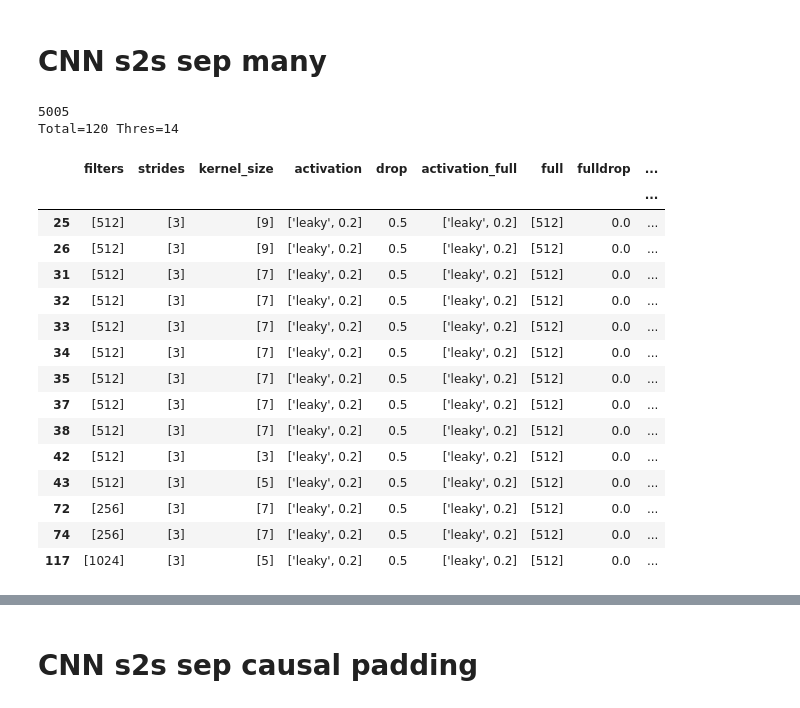
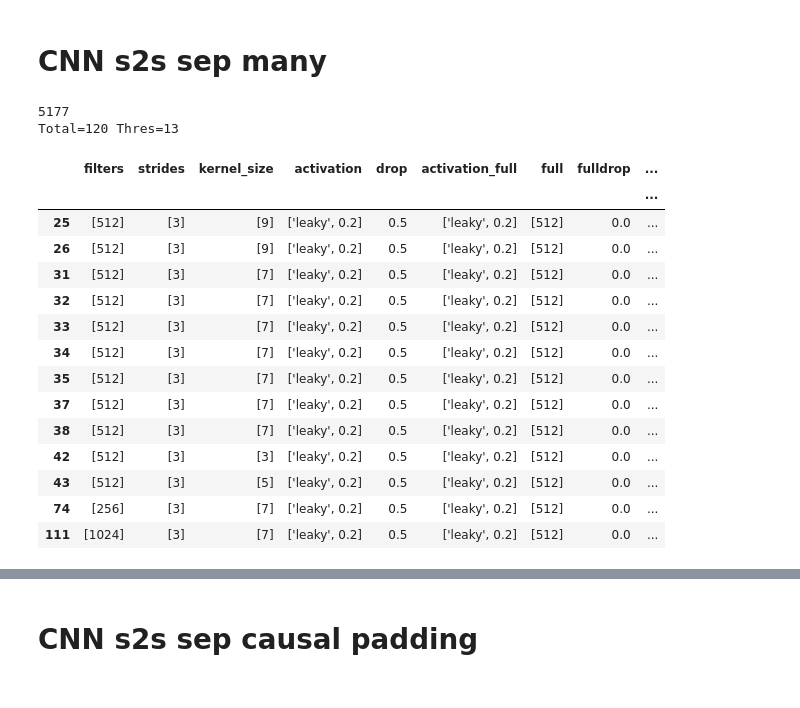
Before and after one commit to bejar/Wind, a Jupyter notebook: Notebooks/Tunning/ParameterTunningSMAC.ipynb, the cells around one changed output, grey strips where cells are left out. Cells and saved outputs as stored; diff of their text form; code cells hidden in the pictures.

```diff
--- a/Notebooks/Tunning/ParameterTunningSMAC.ipynb
+++ b/Notebooks/Tunning/ParameterTunningSMAC.ipynb
@@ -348,26 +348,25 @@ results = DBResults(conn=mongolocaltest)
 #results = DBResults()
 results.results_dataframe_retrieve(query, arch=['filters','strides','kernel_size', 'activation','drop', 'activation_full','full','fulldrop', 'depth_multiplier'], data=['lag','radius','corr','nneighbors'])
 # %%
-results.results_dataframe_aggregate(threshold=7.57)
+results.results_dataframe_aggregate(threshold=7.6)
 # %% [output]
-5005
-Total=120 Thres=14
+5177
+Total=120 Thres=13
 |  | filters | strides | kernel_size | activation | drop | activation_full | full | fulldrop | ... |
 |  |  |  |  |  |  |  |  |  | ... |
 | 25 | [512] | [3] | [9] | ['leaky', 0.2] | 0.5 | ['leaky', 0.2] | [512] | 0.0 | ... |
 | 26 | [512] | [3] | [9] | ['leaky', 0.2] | 0.5 | ['leaky', 0.2] | [512] | 0.0 | ... |
 | 31 | [512] | [3] | [7] | ['leaky', 0.2] | 0.5 | ['leaky', 0.2] | [512] | 0.0 | ... |
 | 32 | [512] | [3] | [7] | ['leaky', 0.2] | 0.5 | ['leaky', 0.2] | [512] | 0.0 | ... |
 | 33 | [512] | [3] | [7] | ['leaky', 0.2] | 0.5 | ['leaky', 0.2] | [512] | 0.0 | ... |
 | 34 | [512] | [3] | [7] | ['leaky', 0.2] | 0.5 | ['leaky', 0.2] | [512] | 0.0 | ... |
 | 35 | [512] | [3] | [7] | ['leaky', 0.2] | 0.5 | ['leaky', 0.2] | [512] | 0.0 | ... |
 | 37 | [512] | [3] | [7] | ['leaky', 0.2] | 0.5 | ['leaky', 0.2] | [512] | 0.0 | ... |
 | 38 | [512] | [3] | [7] | ['leaky', 0.2] | 0.5 | ['leaky', 0.2] | [512] | 0.0 | ... |
 | 42 | [512] | [3] | [3] | ['leaky', 0.2] | 0.5 | ['leaky', 0.2] | [512] | 0.0 | ... |
 | 43 | [512] | [3] | [5] | ['leaky', 0.2] | 0.5 | ['leaky', 0.2] | [512] | 0.0 | ... |
-| 72 | [256] | [3] | [7] | ['leaky', 0.2] | 0.5 | ['leaky', 0.2] | [512] | 0.0 | ... |
 | 74 | [256] | [3] | [7] | ['leaky', 0.2] | 0.5 | ['leaky', 0.2] | [512] | 0.0 | ... |
-| 117 | [1024] | [3] | [5] | ['leaky', 0.2] | 0.5 | ['leaky', 0.2] | [512] | 0.0 | ... |
+| 111 | [1024] | [3] | [7] | ['leaky', 0.2] | 0.5 | ['leaky', 0.2] | [512] | 0.0 | ... |
 # %%
 results.results_dataframe_graph(facet='activation',att=['filters','strides','kernel_size','drop','full','fulldrop', 'activation_full', 'depth_multiplier','lag','radius','corr','nneighbors'], count=True, threshold=7.5)
 # %% [output]
```
Also changed, not shown: 2 other files.
